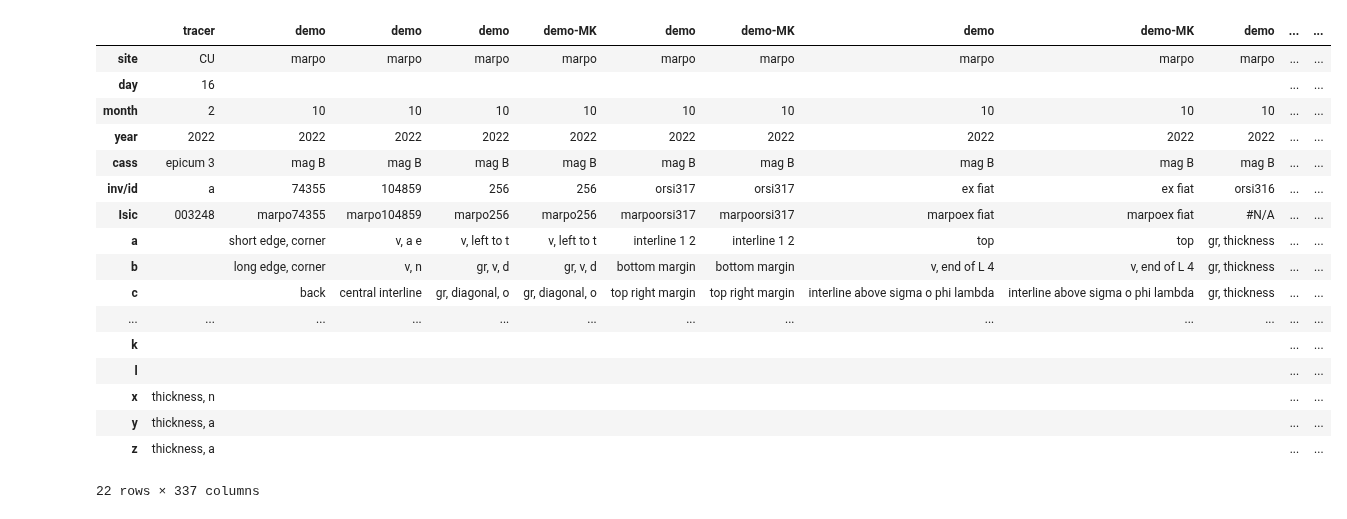
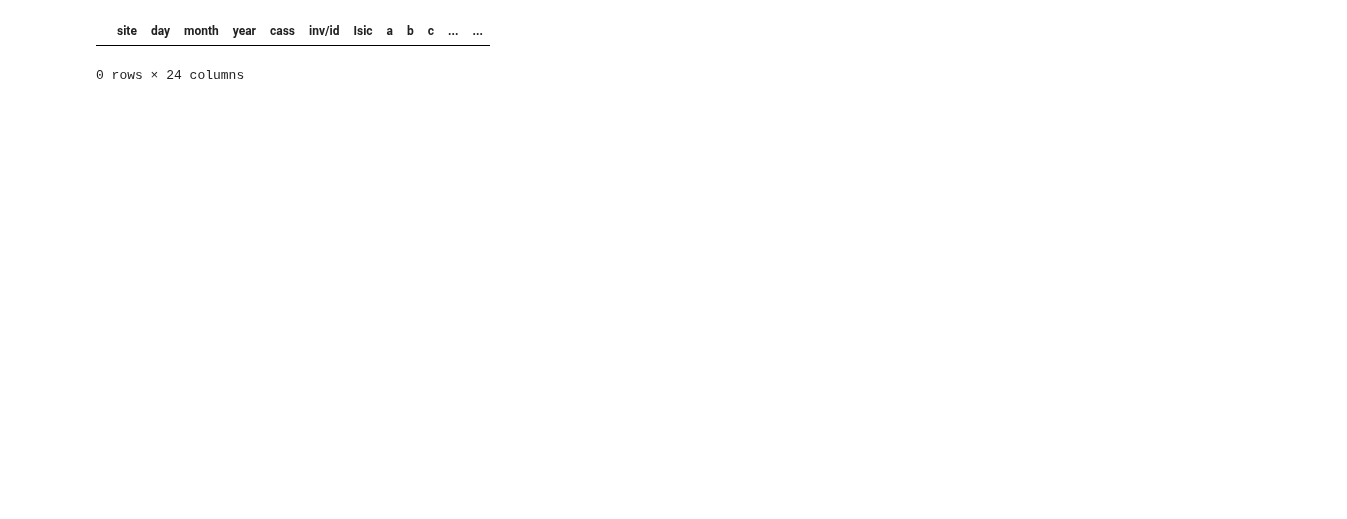
Before and after one commit to kingsdigitallab/crossreads-petrography, a Jupyter notebook: notebooks/pXRF.ipynb, the cells around one changed output. Cells and saved outputs as stored; diff of their text form; code cells hidden in the pictures; blank space fills up the shorter version.

```diff
--- a/notebooks/pXRF.ipynb
+++ b/notebooks/pXRF.ipynb
@@ -23,21 +30,5 @@ Read 11 rows from spreadsheet @ 2024-07-17 12:22:29,260
 # %%
-xrf.df_descriptions.T
+xrf.df_descriptions.query('Isic == "inv3555"')
 # %% [output]
-|  | tracer | demo | demo | demo | demo-MK | demo | demo-MK | demo | demo-MK | demo | ... | ... |
-| site | CU | marpo | marpo | marpo | marpo | marpo | marpo | marpo | marpo | marpo | ... | ... |
-| day | 16 |  |  |  |  |  |  |  |  |  | ... | ... |
-| month | 2 | 10 | 10 | 10 | 10 | 10 | 10 | 10 | 10 | 10 | ... | ... |
-| year | 2022 | 2022 | 2022 | 2022 | 2022 | 2022 | 2022 | 2022 | 2022 | 2022 | ... | ... |
-| cass | epicum 3 | mag B | mag B | mag B | mag B | mag B | mag B | mag B | mag B | mag B | ... | ... |
-| inv/id | a | 74355 | 104859 | 256 | 256 | orsi317 | orsi317 | ex fiat | ex fiat | orsi316 | ... | ... |
-| Isic | 003248 | marpo74355 | marpo104859 | marpo256 | marpo256 | marpoorsi317 | marpoorsi317 | marpoex fiat | marpoex fiat | #N/A | ... | ... |
-| a |  | short edge, corner | v, a e | v, left to t | v, left to t | interline 1 2 | interline 1 2 | top | top | gr, thickness | ... | ... |
-| b |  | long edge, corner | v, n | gr, v, d | gr, v, d | bottom margin | bottom margin | v, end of L 4 | v, end of L 4 | gr, thickness | ... | ... |
-| c |  | back | central interline | gr, diagonal, o | gr, diagonal, o | top right margin | top right margin | interline above sigma o phi lambda | interline above sigma o phi lambda | gr, thickness | ... | ... |
-| ... | ... | ... | ... | ... | ... | ... | ... | ... | ... | ... | ... | ... |
-| k |  |  |  |  |  |  |  |  |  |  | ... | ... |
-| l |  |  |  |  |  |  |  |  |  |  | ... | ... |
-| x | thickness, n |  |  |  |  |  |  |  |  |  | ... | ... |
-| y | thickness, a |  |  |  |  |  |  |  |  |  | ... | ... |
-| z | thickness, a |  |  |  |  |  |  |  |  |  | ... | ... |
+|  | site | day | month | year | cass | inv/id | Isic | a | b | c | ... | ... |
-22 rows × 337 columns
+0 rows × 24 columns
```
Also changed, not shown: parts of 9 cells of this notebook, 10 other files.
